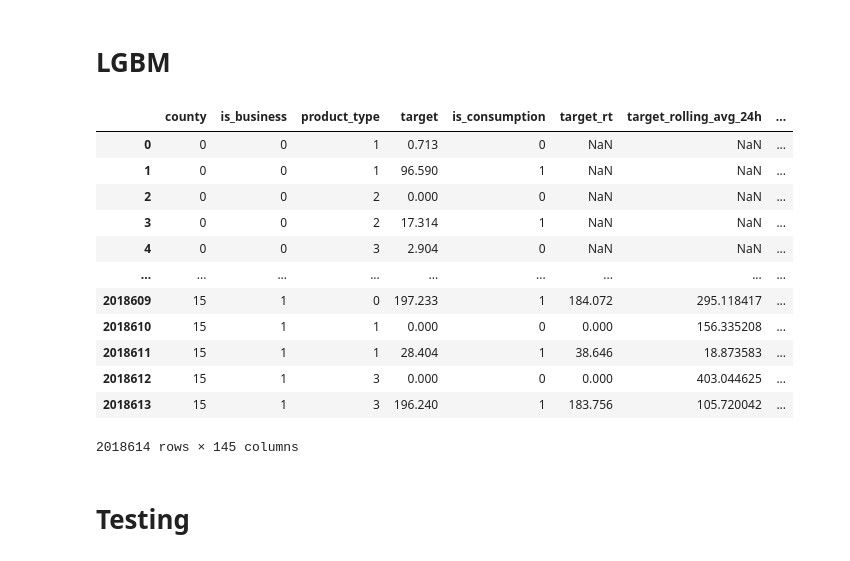
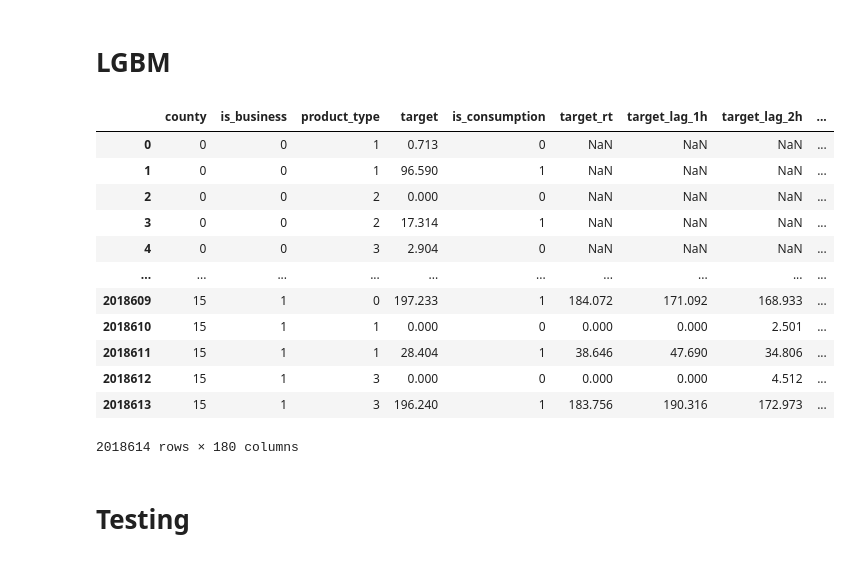
Before and after one commit to Mattt394/enefit-kaggle, a Jupyter notebook: 2.4 Training Experiments - LGBM old dataset.ipynb, the cells around one changed output. Cells and saved outputs as stored; diff of their text form; code cells hidden in the pictures.

```diff
--- a/2.4 Training Experiments - LGBM old dataset.ipynb
+++ b/2.4 Training Experiments - LGBM old dataset.ipynb
@@ -577,23 +577,23 @@ class TrainDataProcessor:
         df = self.remove_test_cols(df_all_cols)
         return df
 # %%
-with open('data_processor.pkl', 'rb') as f:
+with open('data_processor_lgbm2.pkl', 'rb') as f:
     data_processor = pickle.load(f)
 data_processor.df
 # %% [output]
-|  | county | is_business | product_type | target | is_consumption | target_rt | target_rolling_avg_24h | ... |
-| 0 | 0 | 0 | 1 | 0.713 | 0 | NaN | NaN | ... |
-| 1 | 0 | 0 | 1 | 96.590 | 1 | NaN | NaN | ... |
-| 2 | 0 | 0 | 2 | 0.000 | 0 | NaN | NaN | ... |
-| 3 | 0 | 0 | 2 | 17.314 | 1 | NaN | NaN | ... |
-| 4 | 0 | 0 | 3 | 2.904 | 0 | NaN | NaN | ... |
-| ... | ... | ... | ... | ... | ... | ... | ... | ... |
-| 2018609 | 15 | 1 | 0 | 197.233 | 1 | 184.072 | 295.118417 | ... |
-| 2018610 | 15 | 1 | 1 | 0.000 | 0 | 0.000 | 156.335208 | ... |
-| 2018611 | 15 | 1 | 1 | 28.404 | 1 | 38.646 | 18.873583 | ... |
-| 2018612 | 15 | 1 | 3 | 0.000 | 0 | 0.000 | 403.044625 | ... |
-| 2018613 | 15 | 1 | 3 | 196.240 | 1 | 183.756 | 105.720042 | ... |
+|  | county | is_business | product_type | target | is_consumption | target_rt | target_lag_1h | target_lag_2h | ... |
+| 0 | 0 | 0 | 1 | 0.713 | 0 | NaN | NaN | NaN | ... |
+| 1 | 0 | 0 | 1 | 96.590 | 1 | NaN | NaN | NaN | ... |
+| 2 | 0 | 0 | 2 | 0.000 | 0 | NaN | NaN | NaN | ... |
+| 3 | 0 | 0 | 2 | 17.314 | 1 | NaN | NaN | NaN | ... |
+| 4 | 0 | 0 | 3 | 2.904 | 0 | NaN | NaN | NaN | ... |
+| ... | ... | ... | ... | ... | ... | ... | ... | ... | ... |
+| 2018609 | 15 | 1 | 0 | 197.233 | 1 | 184.072 | 171.092 | 168.933 | ... |
+| 2018610 | 15 | 1 | 1 | 0.000 | 0 | 0.000 | 0.000 | 2.501 | ... |
+| 2018611 | 15 | 1 | 1 | 28.404 | 1 | 38.646 | 47.690 | 34.806 | ... |
+| 2018612 | 15 | 1 | 3 | 0.000 | 0 | 0.000 | 0.000 | 4.512 | ... |
+| 2018613 | 15 | 1 | 3 | 196.240 | 1 | 183.756 | 190.316 | 172.973 | ... |
-2018614 rows × 145 columns
+2018614 rows × 180 columns
 # %% [markdown]
 # Testing
 # %% [markdown]
```
Also changed, not shown: parts of 26 cells of this notebook, 2 other files.
